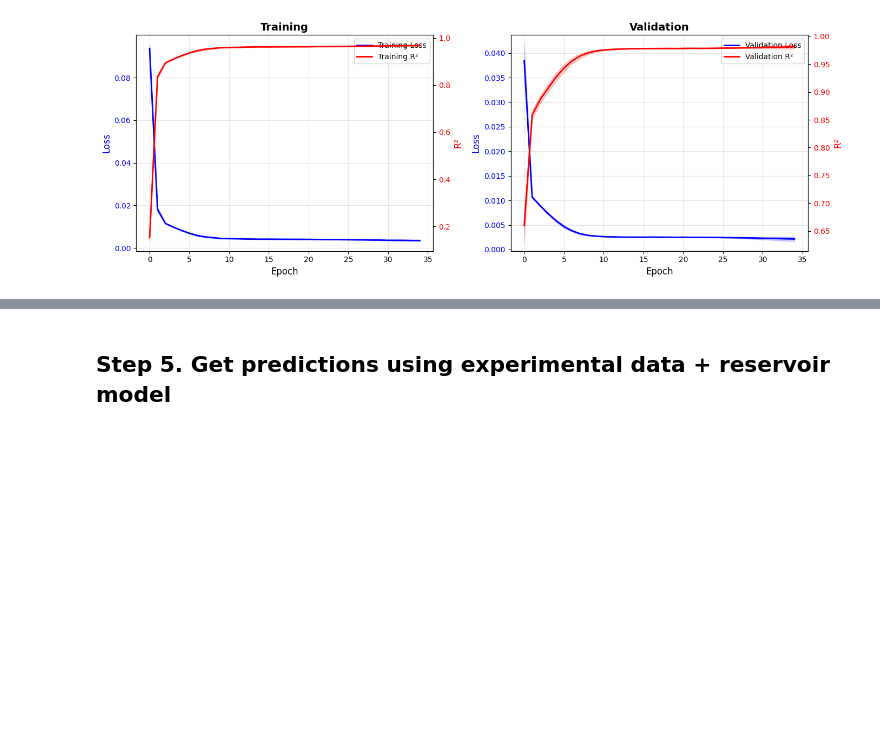
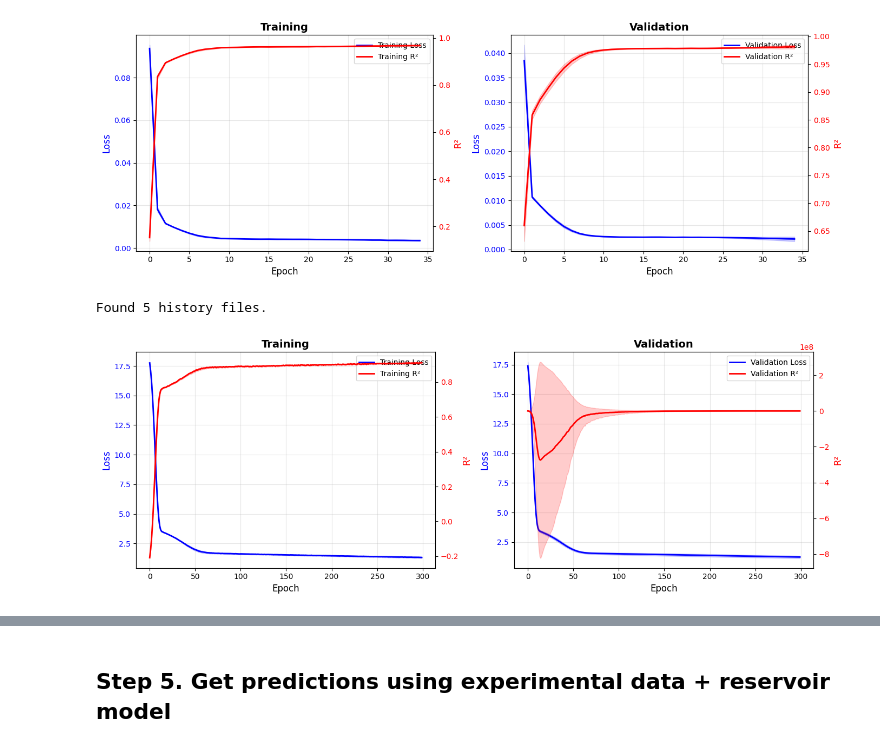
Before and after one commit to lyach/artificial-metabolic-networks, a Jupyter notebook: notebooks/Tutorial_Aida_LC.ipynb, the cells around one changed output, grey strips where cells are left out. Cells and saved outputs as stored; diff of their text form; code cells hidden in the pictures; blank space fills up the shorter version.

```diff
--- a/notebooks/Tutorial_Aida_LC.ipynb
+++ b/notebooks/Tutorial_Aida_LC.ipynb
@@ -706,3 +703,11 @@ fig = plot_learning_curve(result_path)
 Found 5 history files.
 Using first 35 epochs.
 [figure]
+# %%
+from src.plots import plot_learning_curve
+
+result_path = PROJECT_ROOT / 'models/aidaying_iml1515_UB_AMN_QP/result'
+fig = plot_learning_curve(result_path)
+# %% [output]
+Found 5 history files.
+[figure, added]
```
Also changed, not shown: parts of 2 cells of this notebook, 1 other file.
